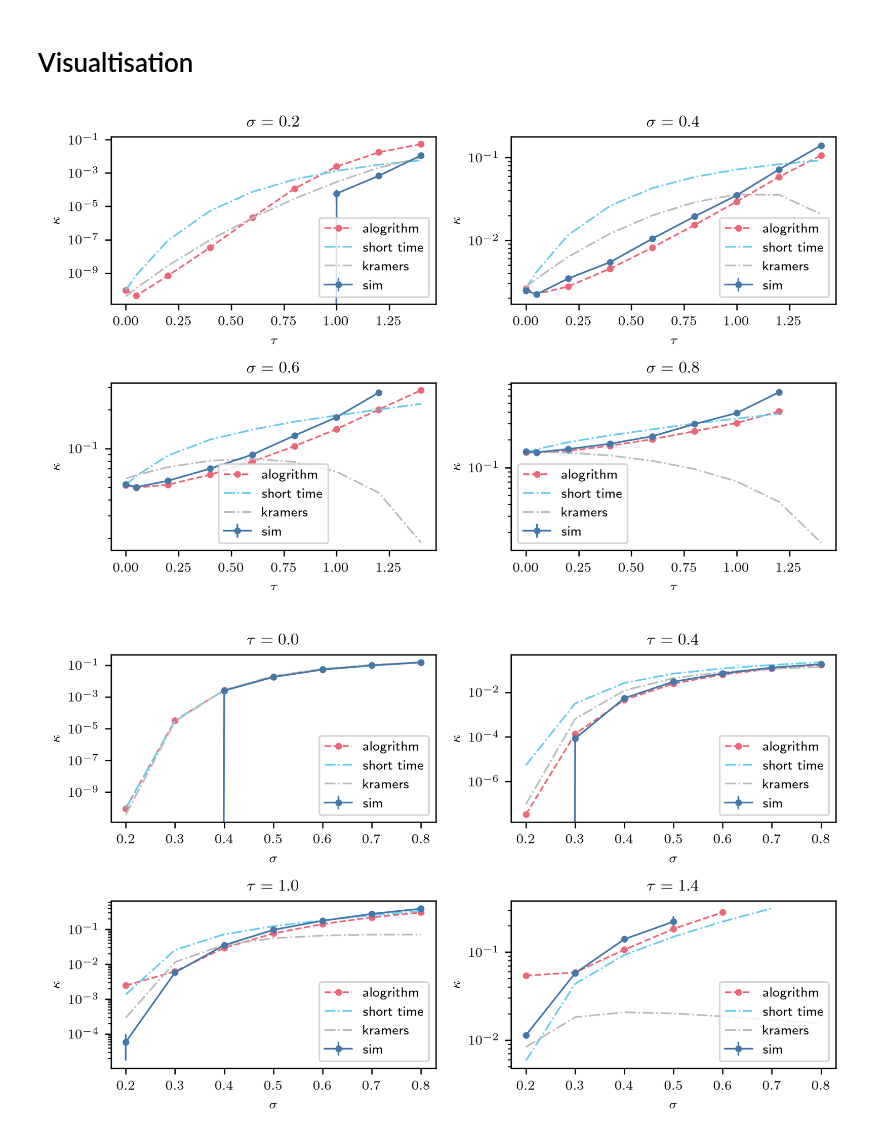
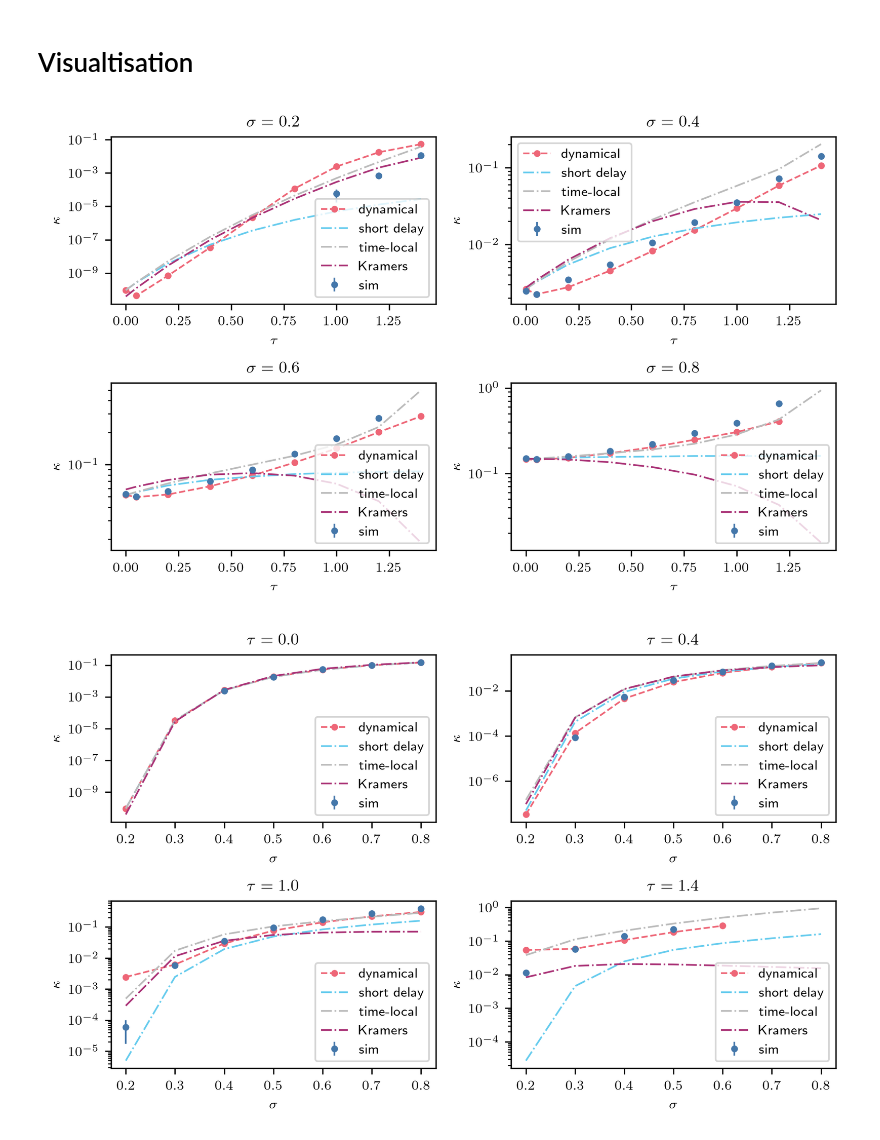
Before and after one commit to NilsToAn/overdampedDelayHarmonicOscillator, a Jupyter notebook: paper/cusp_rate.ipynb, the cells around one changed output. Drawn from its saved outputs; the diff is of its cells as text; code cells hidden in the pictures.

Commit message:
corrected short delay and added timelocal version

```diff
--- a/paper/cusp_rate.ipynb
+++ b/paper/cusp_rate.ipynb
@@ -236,6 +304,7 @@ def get_eig_rate(s_s, ltaus, N_x, sbs, ntau, force, version):
 both_sim_rate = []
 both_num_rate = []
 both_num_rate_st = []
+both_num_rate_tl = []
 for absorbing in [False, True]:
     if absorbing:
         N_x = int((border + sb) / dx)
@@ -281,6 +350,22 @@ for absorbing in [False, True]:
             version,
         )
     )
+    both_num_rate_tl.append(
+        get_num_rate_tl(
+            s_s,
+            ltaus,
+            max_t,
+            N_x,
+            sbs,
+            ntau,
+            x_0,
+            force,
+            border,
+            q_f,
+            absorbing,
+            version,
+        )
+    )
     if absorbing:
         eig_rate = get_eig_rate(s_s, ltaus, N_x, sbs, ntau, force, version)
 # %%
@@ -306,47 +391,48 @@ if absorbing:
     sim_rate = both_sim_rate[1]
     num_rate = both_num_rate[1]
     num_rate_st = both_num_rate_st[1]
+    num_rate_tl = both_num_rate_tl[1]
 else:
     sim_rate = both_sim_rate[0]
     num_rate = both_num_rate[0]
     num_rate_st = both_num_rate_st[0]
+    num_rate_tl = both_num_rate_tl[0]
 # %%
 fig, axs = plt.subplots(2, 2, figsize=(two_col, 2 * std_height))
 for j, ax in enumerate(axs.flatten()):
     i = 2 * j
     ax.set_title(f"$\sigma = {round(s_s[i], 2)}$")
     ax.errorbar(
         ltaus,
         sim_rate[i, :, 0],
         sim_rate[i, :, 1],
-        marker=".",
-        color=f"C0",
-        label="sim",
+        **sim_plt_set
     )
     ax.plot(
-        ltaus, num_rate[i, :, 0], marker=".", ls="--", color=f"C1", label="alogrithm"
+        ltaus, num_rate[i, :, 0], **num_plt_set
     )
-    ax.plot(ltaus, num_rate_st[i, :, 0], ls="-.", color=f"C4", label="short time")
-    ax.plot(ltaus, new_kramers[i, :], ls="-.", color=f"C6", label="kramers")
+    ax.plot(ltaus, num_rate_st[i, :, 0], **short_plt_set)
+    ax.plot(ltaus, num_rate_tl[i, :, 0], **cusp_til_plt_set)
+    ax.plot(ltaus, new_kramers[i, :], **kramers_plt_set)
     # if absorbing:
     #     ax.plot(ltaus, eig_rate[i, :], marker = '.', ls="--", color=f"C2", label = "eigenvalues")
 
     ax.set_yscale("log")
     # ax.set_ylim(0.7*ax.set_ylim()[0], ax.set_ylim()[1])
     # y = ax.set_ylim()[0]*1.2 if i > 0 else ax.set_ylim()[0]*2.2
     # ax.vlines([1 / np.e / k], *plt.ylim(), color="black")
     # ax.text(0.5 * 1 / np.e / k, y, "Regim I", ha="center", va="center")
     # ax.text(0.5 * (1 / np.e / k + np.pi / 2 / k), y, "Regim II", ha="center", va="center")
 
     ax.legend()
     ax.set_xlabel(r"$\tau$")
     ax.set_ylabel(r"$\kappa$")
 
 plt.tight_layout()
 label = "absorbing" if absorbing else "full"
 plt.savefig(f"graphics/cusp_rate_{version}_{label}.pdf")
 # %% [output]
-[figure, old version]
+[figure, new version]
 # %%
 fig, axs = plt.subplots(2, 2, figsize=(two_col, 2 * std_height))
 for j, ax in enumerate(axs.flatten()):
@@ -356,13 +442,12 @@ for j, ax in enumerate(axs.flatten()):
         s_s,
         sim_rate[:, i, 0],
         sim_rate[:, i, 1],
-        marker=".",
-        color=f"C0",
-        label="sim",
+        **sim_plt_set
     )
-    ax.plot(s_s, num_rate[:, i, 0], marker=".", ls="--", color=f"C1", label="alogrithm")
-    ax.plot(s_s, num_rate_st[:, i, 0], ls="-.", color=f"C4", label="short time")
-    ax.plot(s_s, new_kramers[:, i], ls="-.", color=f"C6", label="kramers")
+    ax.plot(s_s, num_rate[:, i, 0], **num_plt_set)
+    ax.plot(s_s, num_rate_st[:, i, 0], **short_plt_set)
+    ax.plot(s_s, num_rate_tl[:, i, 0], **cusp_til_plt_set)
+    ax.plot(s_s, new_kramers[:, i], **kramers_plt_set)
     # if absorbing:
     #     ax.plot(ltaus, eig_rate[i, :], marker = '.', ls="--", color=f"C2")
     ax.legend()
@@ -371,7 +456,7 @@ for j, ax in enumerate(axs.flatten()):
     ax.set_yscale("log")
 plt.tight_layout()
 # %% [output]
-[figure, old version]
+[figure, new version]
 # %%
 fig, axs = plt.subplots(2, 2, figsize=(two_col, 2 * std_height))
 plot_obj = []
```
Also changed, not shown: parts of 3 cells of this notebook, 18 other files.
